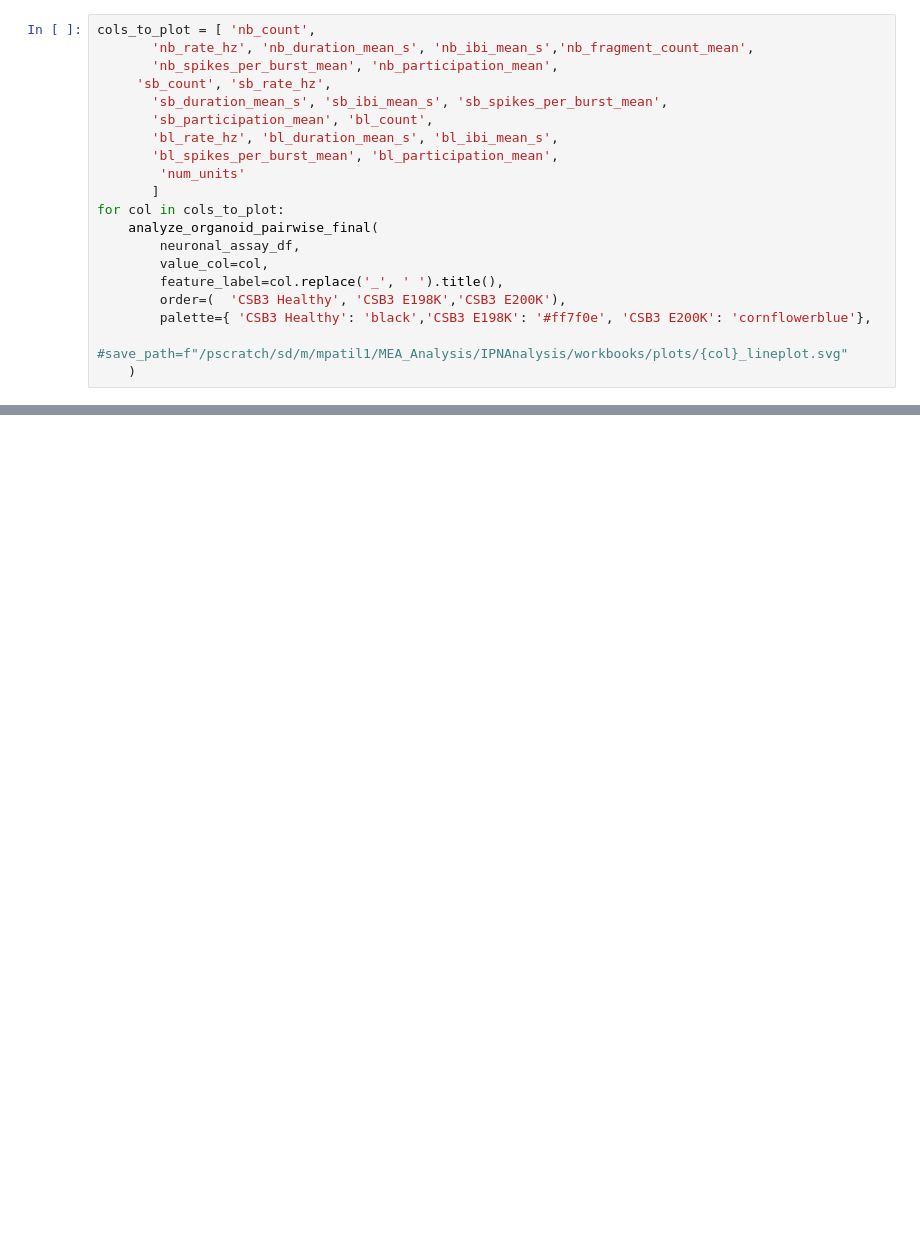
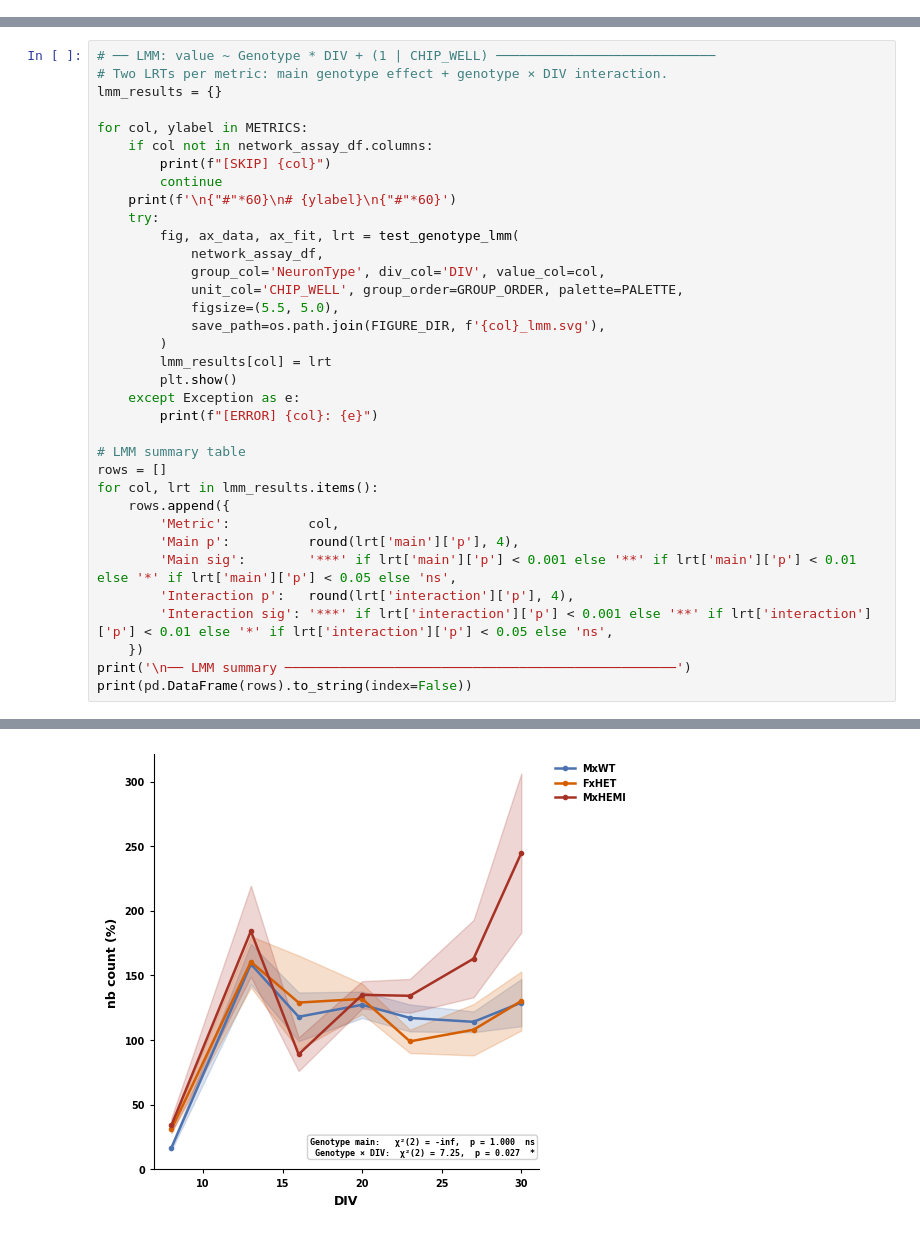
Before and after one commit to BenShalomLab/MEA-Analysis-Plotter, a Jupyter notebook: consolidated_networkjsons.ipynb, the cells around one changed output, grey strips where cells are left out. Saved outputs shown, nothing was run; the diff lists cells and outputs as text; blank space fills up the shorter version.

Commit message:
changes to the network json consolidation

```diff
--- a/consolidated_networkjsons.ipynb
+++ b/consolidated_networkjsons.ipynb
@@ -571,20 +0,0 @@ def analyze_organoid_pairwise_final(
-# %%
-cols_to_plot = [ 'nb_count',
-       'nb_rate_hz', 'nb_duration_mean_s', 'nb_ibi_mean_s','nb_fragment_count_mean',
-       'nb_spikes_per_burst_mean', 'nb_participation_mean',
-     'sb_count', 'sb_rate_hz',
-       'sb_duration_mean_s', 'sb_ibi_mean_s', 'sb_spikes_per_burst_mean',
-       'sb_participation_mean', 'bl_count',
-       'bl_rate_hz', 'bl_duration_mean_s', 'bl_ibi_mean_s',
-       'bl_spikes_per_burst_mean', 'bl_participation_mean',
-        'num_units'
-       ]
-for col in cols_to_plot:
-    analyze_organoid_pairwise_final(
-        neuronal_assay_df,
-        value_col=col,
-        feature_label=col.replace('_', ' ').title(),
-        order=(  'CSB3 Healthy', 'CSB3 E198K','CSB3 E200K'),
-        palette={ 'CSB3 Healthy': 'black','CSB3 E198K': '#ff7f0e', 'CSB3 E200K': 'cornflowerblue'},
-        #save_path=f"/pscratch/sd/m/mpatil1/MEA_Analysis/IPNAnalysis/workbooks/plots/{col}_lineplot.svg"
-    )
@@ -1164,0 +312,36 @@ export_mea_analysis_to_pdf(
+# %%
+# ── LMM: value ~ Genotype * DIV + (1 | CHIP_WELL) ────────────────────────────
+# Two LRTs per metric: main genotype effect + genotype × DIV interaction.
+lmm_results = {}
+
+for col, ylabel in METRICS:
+    if col not in network_assay_df.columns:
+        print(f"[SKIP] {col}")
+        continue
+    print(f'\n{"#"*60}\n# {ylabel}\n{"#"*60}')
+    try:
+        fig, ax_data, ax_fit, lrt = test_genotype_lmm(
+            network_assay_df,
+            group_col='NeuronType', div_col='DIV', value_col=col,
+            unit_col='CHIP_WELL', group_order=GROUP_ORDER, palette=PALETTE,
+            figsize=(5.5, 5.0),
+            save_path=os.path.join(FIGURE_DIR, f'{col}_lmm.svg'),
+        )
+        lmm_results[col] = lrt
+        plt.show()
+    except Exception as e:
+        print(f"[ERROR] {col}: {e}")
+
+# LMM summary table
+rows = []
+for col, lrt in lmm_results.items():
+    rows.append({
+        'Metric':          col,
+        'Main p':          round(lrt['main']['p'], 4),
+        'Main sig':        '***' if lrt['main']['p'] < 0.001 else '**' if lrt['main']['p'] < 0.01 else '*' if lrt['main']['p'] < 0.05 else 'ns',
+        'Interaction p':   round(lrt['interaction']['p'], 4),
+        'Interaction sig': '***' if lrt['interaction']['p'] < 0.001 else '**' if lrt['interaction']['p'] < 0.01 else '*' if lrt['interaction']['p'] < 0.05 else 'ns',
+    })
+print('\n── LMM summary ──────────────────────────────────────────────────')
+print(pd.DataFrame(rows).to_string(index=False))
+# %% [output]
@@ -1164,0 +368 @@ export_mea_analysis_to_pdf(
+[figure, added]
```
Also changed, not shown: parts of 40 cells of this notebook, 1 other file.
